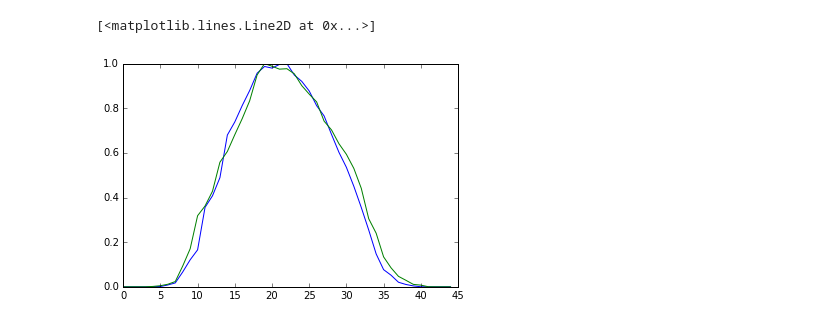
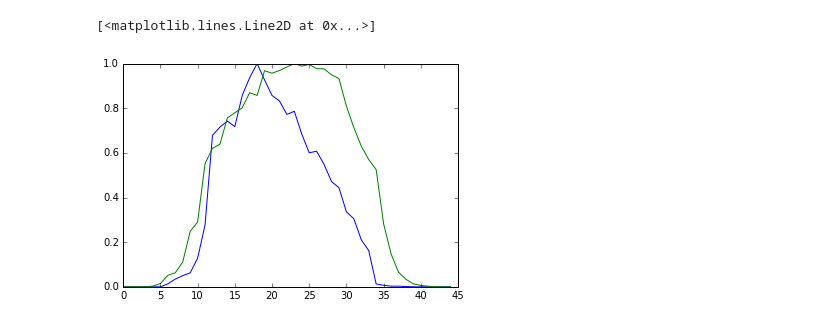
Before and after one commit to agaikova/owl, a Jupyter notebook: owl_stacy_clean.ipynb, the cells around one changed output. Saved outputs shown, nothing was run; the diff lists cells and outputs as text; code cells hidden in the pictures.

```diff
--- a/owl_stacy_clean.ipynb
+++ b/owl_stacy_clean.ipynb
@@ -292,21 +250,27 @@ for j in range(mean2_array.size):
-# %%
-master = np.asarray(master)
-master2 = np.asarray(master2)
-# w = np.transpose(master)           There was an important reason I did this but I forgot?
-m1 = np.mean(master, axis = 0)
-m2 = np.mean(master2, axis = 0)
-
-max1 = np.max(m1)
-max2 = np.max(m2)
-m1 = np.divide(m1, max1)
-m2 = np.divide(m2, max2)
-#print(master)
-#print(master2)
-pylab.plot(m1)
-pylab.plot(m2)
-# %% [output]
-[<matplotlib.lines.Line2D at 0x...>]
-[figure, removed]
+# %%
+def mean(array, axis_numb):
+    n = np.mean(array, axis = axis_numb)
+    max_n = np.max(n)
+    return(np.divide(n, max_n))
+# %%
+# Graphs are gonna happen
+mean1_array = np.asarray(mean1_array)
+mean2_array = np.asarray(mean2_array)
+
+master = []
+master2 = []
+
+data1 = take_average(mean1_array, mean1_activity, master)
+data2 = take_average(mean2_array, mean2_activity, master2)
+
+
+data1 = mean(data1, 0)
+data2 = mean(data2, 0)
+pylab.plot(data1)
+pylab.plot(data2)
+# %% [output]
+[<matplotlib.lines.Line2D at 0x...>]
+[figure, added]
 # %%
 # We are gonna plot these curves like hell
 master = np.asarray(master)
```
Also changed, not shown: parts of 9 cells of this notebook.
